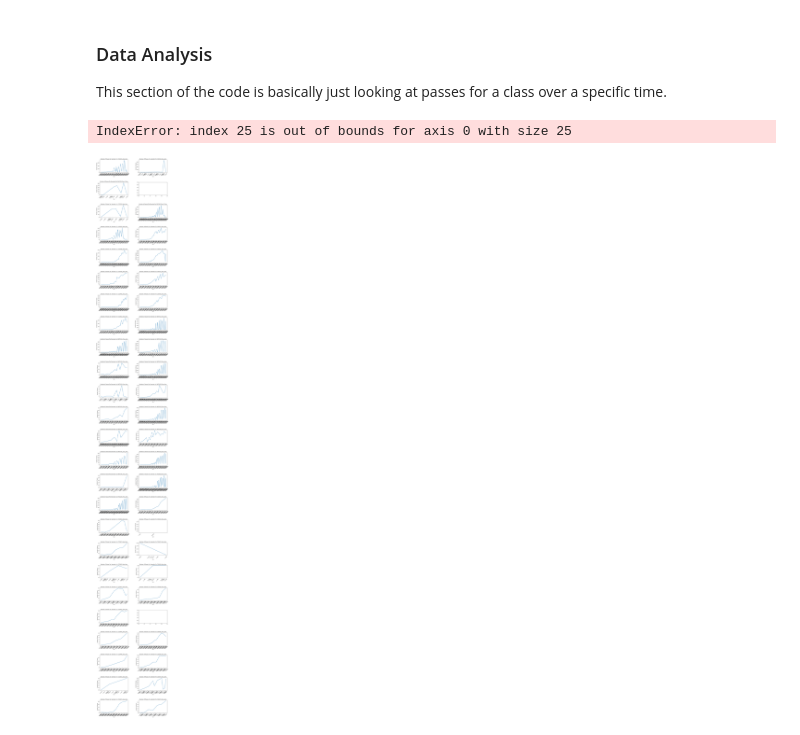
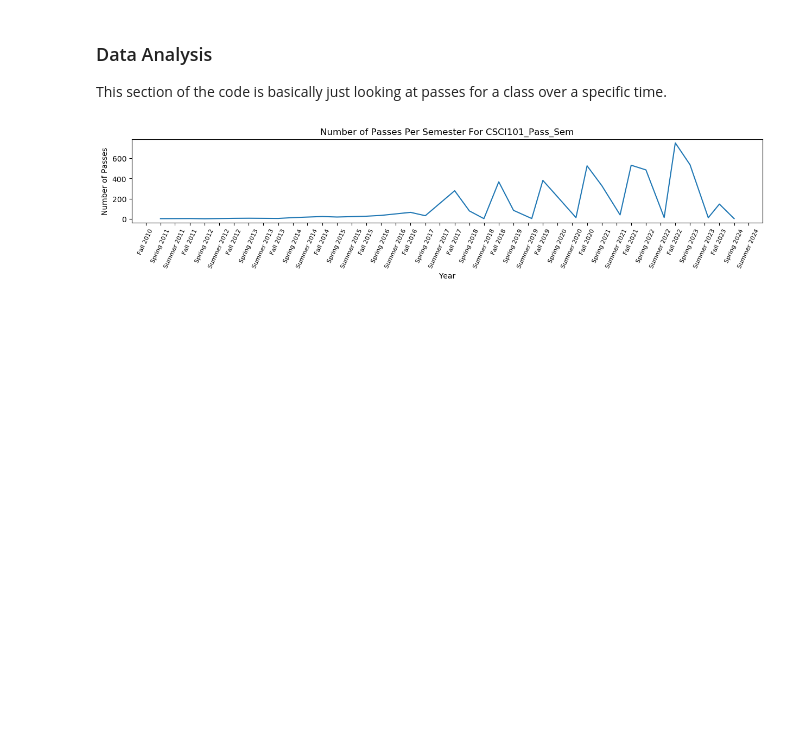
Before and after one commit to MehmetOzaslan/Network-Science-Project, a Jupyter notebook: data-exploration_csci220.ipynb, the cells around one changed output. Cells and saved outputs as stored; diff of their text form; code cells hidden in the pictures; blank space fills up the shorter version.

Commit message:
Better graphing

```diff
--- a/data-exploration_csci220.ipynb
+++ b/data-exploration_csci220.ipynb
@@ -88,57 +88,50 @@ This section of the code is basically just looking at passes for a class over a
 # %%
 import matplotlib.pyplot as plt
 from matplotlib import ticker
 import matplotlib
 import pylab as pl
 
 
 def get_class_data(class_name = 'CSCI406_Pass_Sem'):
     combined_passes = df[class_name].dropna()
     combined_passes = combined_passes.value_counts().sort_index()
 
     return combined_passes
 
+#Plot a single class.
+def plot_class(class_name):
+    fig, axis = plt.subplots(figsize=(15,2))
+    # fig.tight_layout(pad=10)
+    class_data = get_class_data(class_name)
+    ax_obj = axis
 
 
-def plot_classes():
-    fig, axis = plt.subplots(nrows=25, ncols=2, figsize=(15, 100))
-    fig.tight_layout(pad=10)
-
-    semester_ticks = []
+    def custom_formatter(x, pos):
+        date = pl.num2date(x)
+        month = date.month
+        if month < 5:
+            semester = "Spring"
+        elif month >= 5 and month < 8:
+            semester = "Summer"
+        elif month >= 8 :
+            semester = "Fall"
 
 
-    for i, col in enumerate(df.columns[3:-2]):
-        class_data = get_class_data(col)
-        if class_data.empty:
-            continue
+        return f"{semester} {date.year}"
 
-        ax = i // 2
-        ay = i % 2
-        ax_obj = axis[ax, ay]
+    ax_obj.xaxis.set_major_locator(matplotlib.dates.MonthLocator(bymonth=(1,5,9)))
+    ax_obj.xaxis.set_major_formatter(ticker.FuncFormatter(custom_formatter))
+    ax_obj.tick_params(axis='x', labelsize=8)
 
-
-        months = {"Spring": 1, "Summer": 6, "SummerOne" : 5, "SummerTwo" : 7, "Fall": 9}
-
-        def custom_formatter(x, pos):
-            date = pl.num2date(x)
-            return f"{date.month}, {date.year}"
-
-        ax_obj.xaxis.set_major_locator(mdates.MonthLocator(bymonth=(1, 5,6,7, 9)))
-        ax_obj.xaxis.set_major_formatter(ticker.FuncFormatter(custom_formatter))
-
-        # ax_obj.xaxis.set_major_formatter(ticker.FuncFormatter(format))
-
-        # Plotting
-        ax_obj.plot(class_data)
-        ax_obj.set_title(f'Number of Passes Per Semester For {col}')
-        ax_obj.set_xlabel('Year')
-        ax_obj.set_ylabel('Number of Passes')
-        ax_obj.tick_params(axis='x', rotation=45)
-
+    # Plotting
+    ax_obj.plot(class_data)
+    ax_obj.set_title(f'Number of Passes Per Semester For {class_name}')
+    ax_obj.set_xlabel('Year')
+    ax_obj.set_ylabel('Number of Passes')
+    ax_obj.tick_params(axis='x', rotation=65)
 
     plt.show()
 
-plot_classes()
+plot_class("CSCI101_Pass_Sem")
 # %% [output]
-IndexError: index 25 is out of bounds for axis 0 with size 25
-[figure, old version]
+[figure, new version]
```
Also changed, not shown: parts of 1 cell of this notebook.
